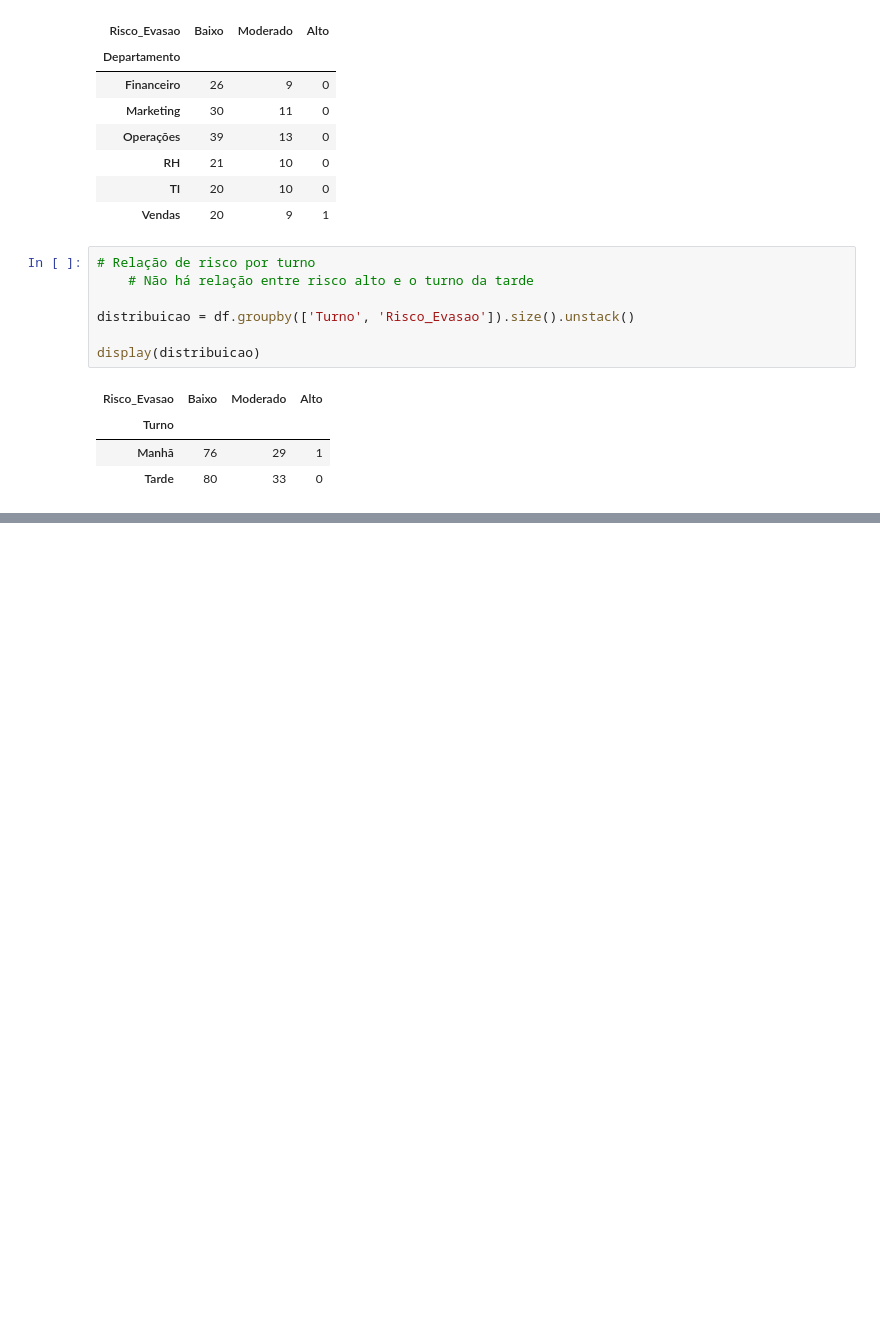
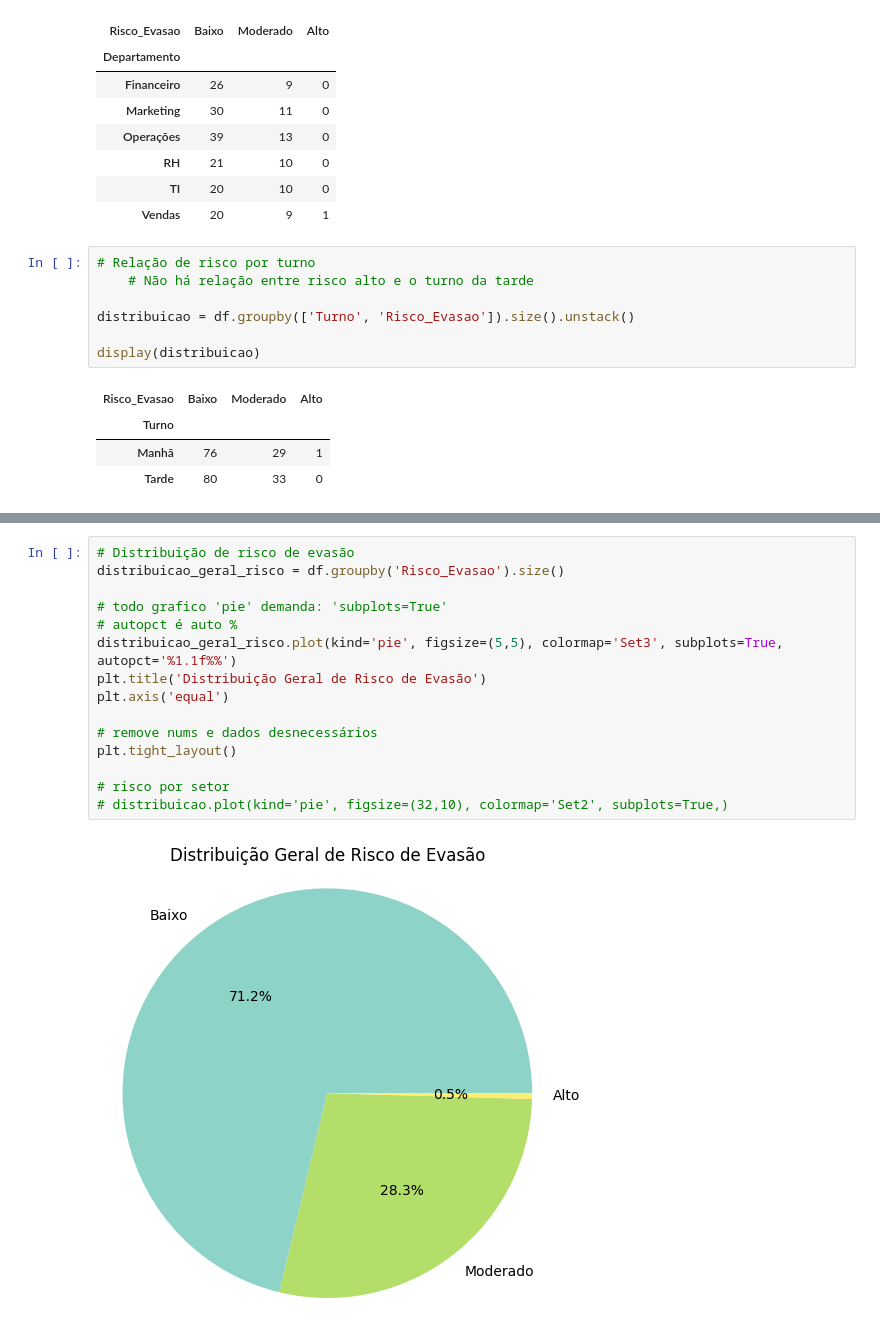
Before and after one commit to IIIgorMoura/PY-tratamento_analise_dados2, a Jupyter notebook: main.ipynb, the cells around one changed output, grey strips where cells are left out. Saved outputs shown, nothing was run; the diff lists cells and outputs as text; blank space fills up the shorter version.

```diff
--- a/main.ipynb
+++ b/main.ipynb
@@ -453,0 +470,17 @@ KeyError: "'Rainbow' is not a known colormap name"
+# %%
+# Distribuição de risco de evasão
+distribuicao_geral_risco = df.groupby('Risco_Evasao').size()
+
+# todo grafico 'pie' demanda: 'subplots=True'
+# autopct é auto %
+distribuicao_geral_risco.plot(kind='pie', figsize=(5,5), colormap='Set3', subplots=True, autopct='%1.1f%%')
+plt.title('Distribuição Geral de Risco de Evasão')
+plt.axis('equal')
+
+# remove nums e dados desnecessários
+plt.tight_layout()
+
+# risco por setor
+# distribuicao.plot(kind='pie', figsize=(32,10), colormap='Set2', subplots=True,)
+# %% [output]
+[figure, added]
```
Also changed, not shown: parts of 3 cells of this notebook.
